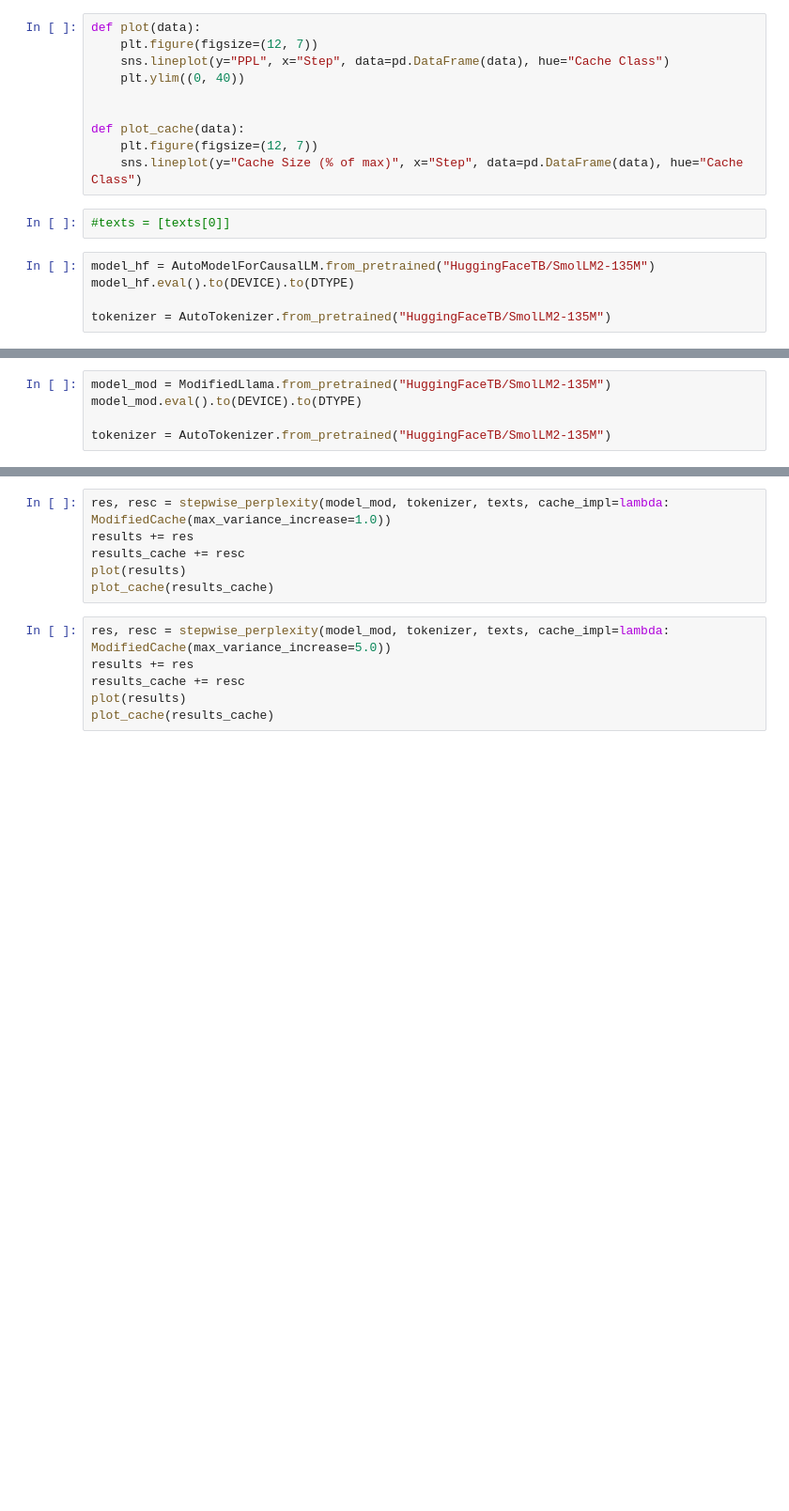
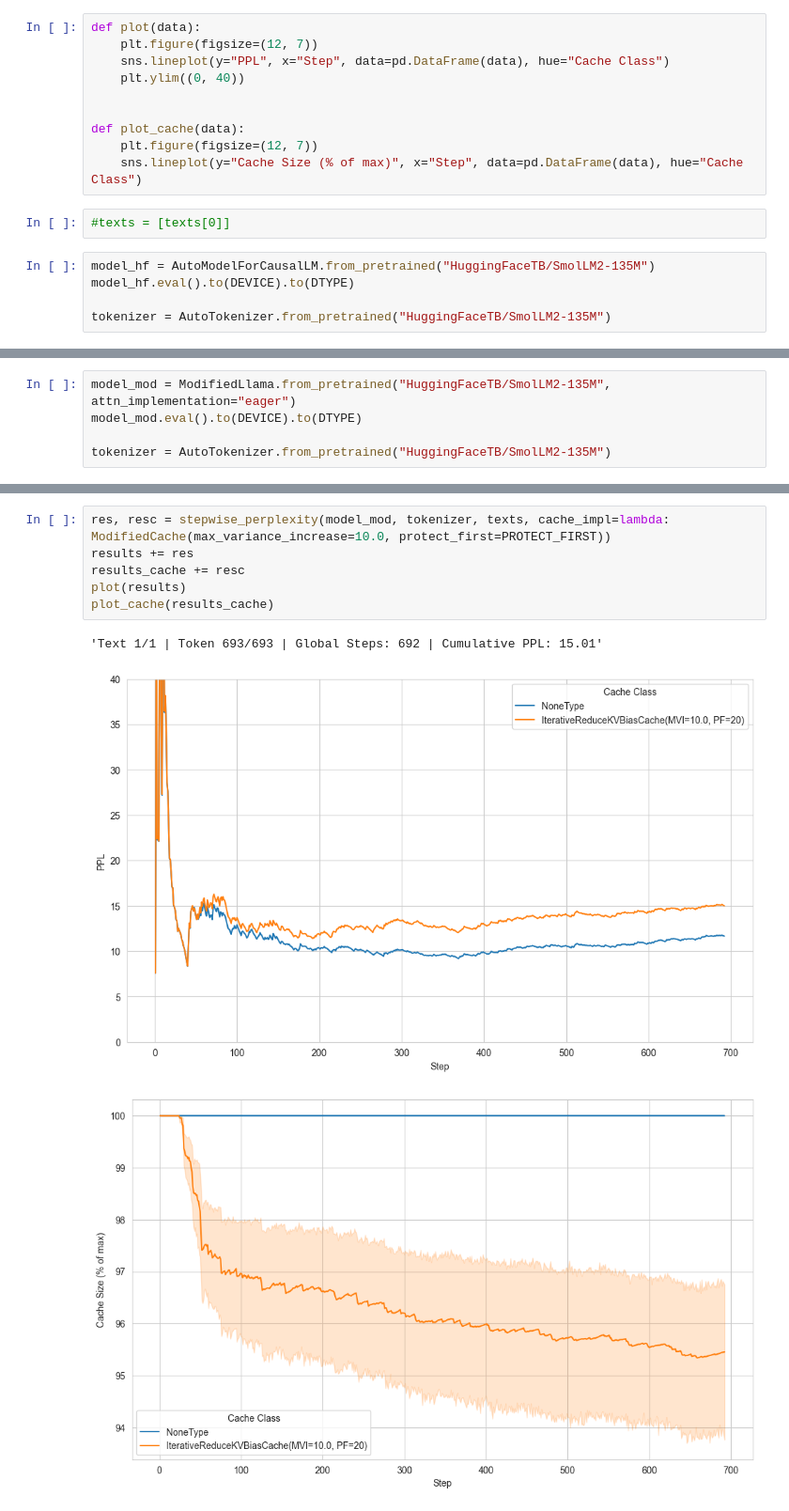
Before and after one commit to ViktorooReps/kv-cache-reduction, a Jupyter notebook: experiment.ipynb, the cells around one changed output, grey strips where cells are left out. Shown at 94% size. Saved outputs shown, nothing was run; the diff lists cells and outputs as text; blank space fills up the shorter version.

```diff
--- a/experiment.ipynb
+++ b/experiment.ipynb
@@ -176,5 +179,5 @@ plot_cache(results_cache)
 # %%
-model_mod = ModifiedLlama.from_pretrained("HuggingFaceTB/SmolLM2-135M")
+model_mod = ModifiedLlama.from_pretrained("HuggingFaceTB/SmolLM2-135M", attn_implementation="eager")
 model_mod.eval().to(DEVICE).to(DTYPE)
 
 tokenizer = AutoTokenizer.from_pretrained("HuggingFaceTB/SmolLM2-135M")
@@ -189,12 +184,10 @@ plot_cache(results_cache)
-# %%
-res, resc = stepwise_perplexity(model_mod, tokenizer, texts, cache_impl=lambda: ModifiedCache(max_variance_increase=1.0))
-results += res
-results_cache += resc
-plot(results)
-plot_cache(results_cache)
 # %%
-res, resc = stepwise_perplexity(model_mod, tokenizer, texts, cache_impl=lambda: ModifiedCache(max_variance_increase=5.0))
+res, resc = stepwise_perplexity(model_mod, tokenizer, texts, cache_impl=lambda: ModifiedCache(max_variance_increase=10.0, protect_first=PROTECT_FIRST))
 results += res
 results_cache += resc
 plot(results)
 plot_cache(results_cache)
+# %% [output]
+'Text 1/1 | Token 693/693 | Global Steps: 692 | Cumulative PPL: 15.01'
+[figure, added]
+[figure, added]
```
Also changed, not shown: parts of 14 cells of this notebook, 2 other files.
